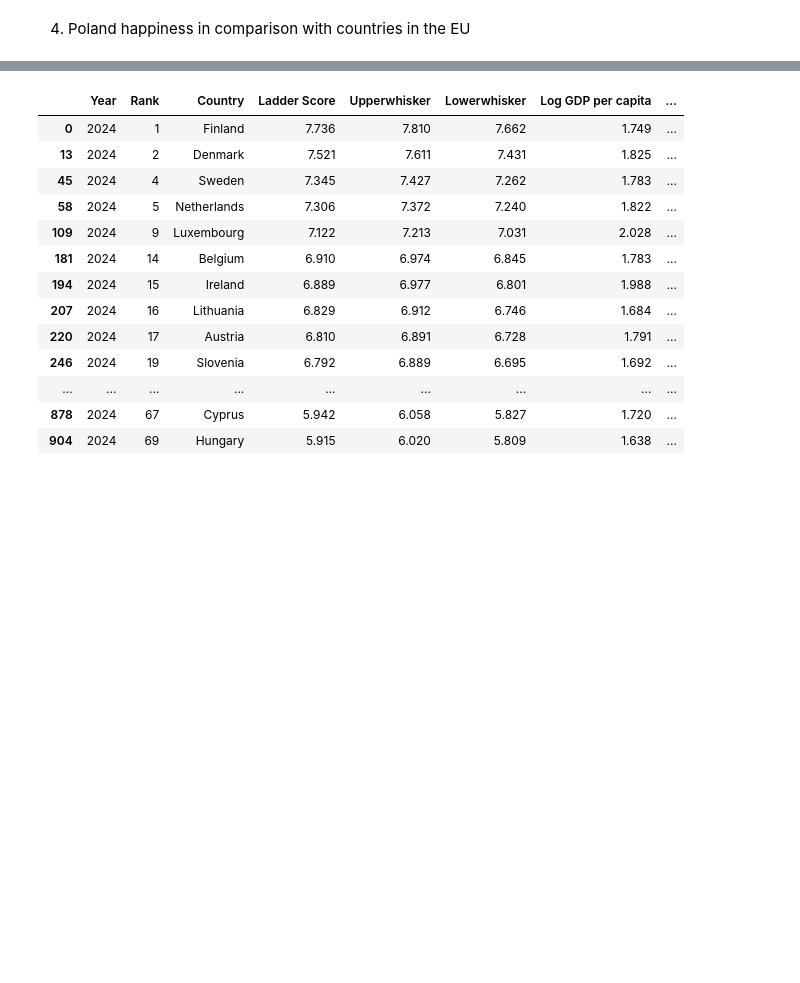
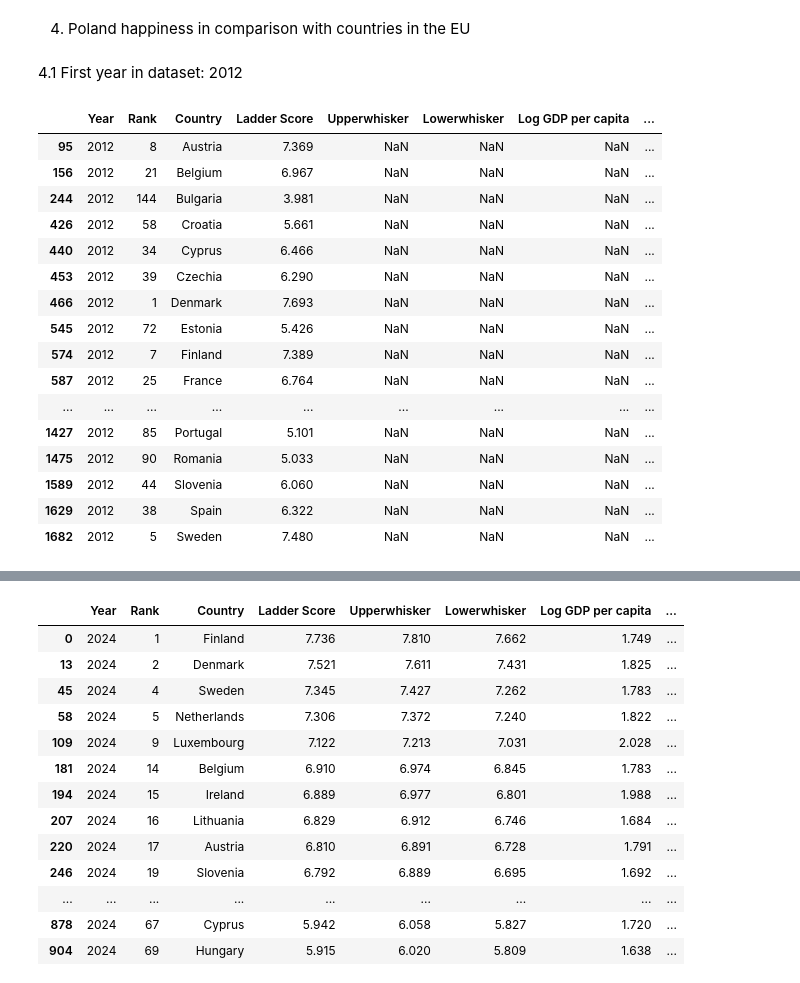
Before and after one commit to matcze/world_happiness, a Jupyter notebook: poland_happiness.ipynb, the cells around one changed output, grey strips where cells are left out. Drawn from its saved outputs; the diff is of its cells as text; code cells hidden in the pictures; blank space fills up the shorter version.

```diff
--- a/poland_happiness.ipynb
+++ b/poland_happiness.ipynb
@@ -197,5 +197,28 @@ plt.show()
 [figure]
 # %% [markdown]
 4. Poland happiness in comparison with countries in the EU
+# %% [markdown]
+4.1 First year in dataset: 2012
 # %%
 euro_countries = ["Austria", "Belgium", "Bulgaria", "Croatia", "Cyprus", "Czechia", "Denmark", "Estonia", "Finland", "France", "Germany", "Greece", "Hungary", "Ireland", "Italy", "Latvia", "Lithuania", "Luxembourg", "Malta", "Netherlands", "Poland", "Portugal", "Romania", "Slovenia", "Spain", "Sweden"]
+# %%
+dataset_2012 = dataset[(dataset["Year"] == 2012) & (dataset["Country"].isin(euro_countries))]
+dataset_2012
+# %% [output]
+|  | Year | Rank | Country | Ladder Score | Upperwhisker | Lowerwhisker | Log GDP per capita | ... |
+| 95 | 2012 | 8 | Austria | 7.369 | NaN | NaN | NaN | ... |
+| 156 | 2012 | 21 | Belgium | 6.967 | NaN | NaN | NaN | ... |
+| 244 | 2012 | 144 | Bulgaria | 3.981 | NaN | NaN | NaN | ... |
+| 426 | 2012 | 58 | Croatia | 5.661 | NaN | NaN | NaN | ... |
+| 440 | 2012 | 34 | Cyprus | 6.466 | NaN | NaN | NaN | ... |
+| 453 | 2012 | 39 | Czechia | 6.290 | NaN | NaN | NaN | ... |
+| 466 | 2012 | 1 | Denmark | 7.693 | NaN | NaN | NaN | ... |
+| 545 | 2012 | 72 | Estonia | 5.426 | NaN | NaN | NaN | ... |
+| 574 | 2012 | 7 | Finland | 7.389 | NaN | NaN | NaN | ... |
+| 587 | 2012 | 25 | France | 6.764 | NaN | NaN | NaN | ... |
+| ... | ... | ... | ... | ... | ... | ... | ... | ... |
+| 1427 | 2012 | 85 | Portugal | 5.101 | NaN | NaN | NaN | ... |
+| 1475 | 2012 | 90 | Romania | 5.033 | NaN | NaN | NaN | ... |
+| 1589 | 2012 | 44 | Slovenia | 6.060 | NaN | NaN | NaN | ... |
+| 1629 | 2012 | 38 | Spain | 6.322 | NaN | NaN | NaN | ... |
+| 1682 | 2012 | 5 | Sweden | 7.480 | NaN | NaN | NaN | ... |
```
Also changed, not shown: parts of 1 cell of this notebook.
